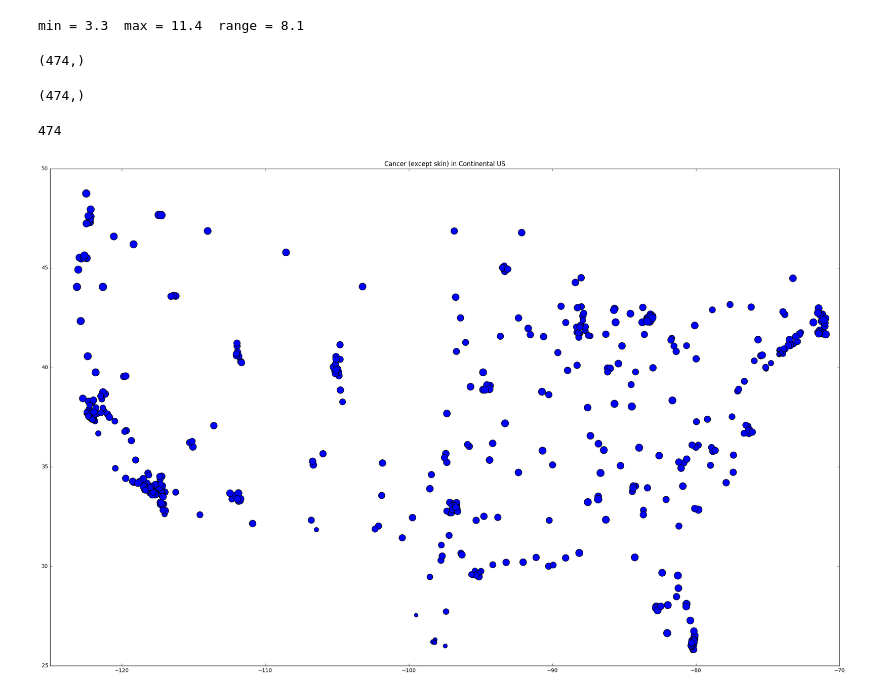
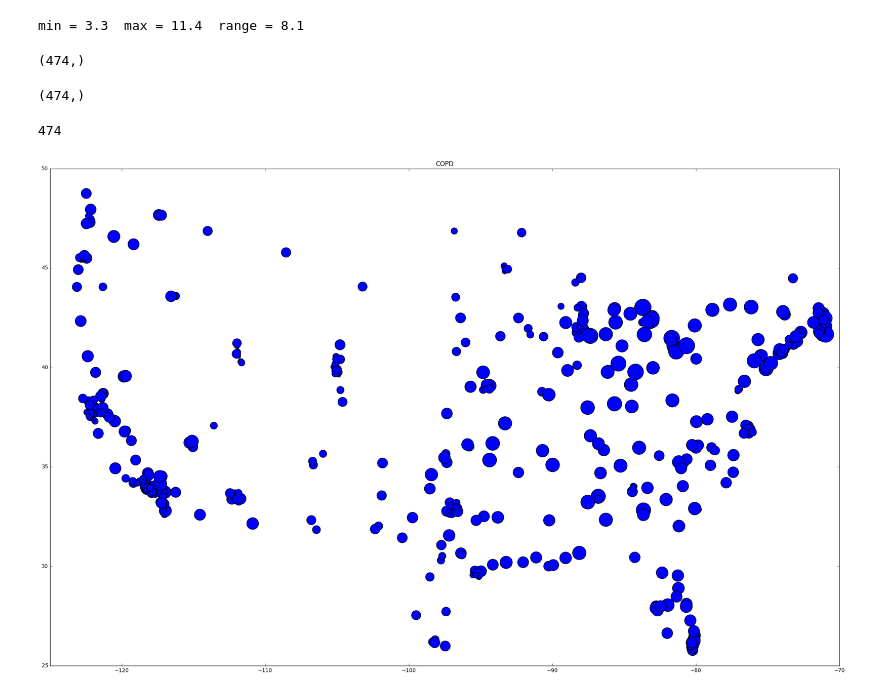
Before and after one commit to RJBeetel3/500_Cities_Project, a Jupyter notebook: 500_Cities_Data_Exploration4.ipynb, the cells around one changed output. Cells and saved outputs as stored; diff of their text form; code cells hidden in the pictures.

Commit message:
Updated plotting for disease prevalence

```diff
--- a/500_Cities_Data_Exploration4.ipynb
+++ b/500_Cities_Data_Exploration4.ipynb
@@ -200,6 +200,3 @@ Index([u'Unnamed: 0', u'Chronic Kidney Disease', u'COPD',
        u'Stroke', u'High Cholesterol', u'Current Asthma', u'Diabetes',
        u'Physical Health', u'High Blood Pressure', u'Coronary Heart Disease'],
       dtype='object')
-# %%
-behaviors_df.set_index('Cities', inplace = True)
-behaviors_df.head()
@@ -213,0 +203,5 @@ behaviors_df.head()
+# %%
+#behaviors_df.set_index('Cities', inplace = True)
+behaviors_df.rename(columns = {'Unnamed: 0': 'Cities'}, inplace = True)
+behaviors_df.set_index(['Cities'], inplace = True)
+behaviors_df.head()
@@ -214,5 +216,7 @@ behaviors_df.head()
 # %%
-outcomes_df.index.names = ['Cities']
+outcomes_df.rename(columns = {'Unnamed: 0': 'Cities'}, inplace = True)
+outcomes_df.set_index(['Cities'], inplace = True)
+#outcomes_df.index.names = ['Cities']
 outcomes_df.head()
 # %% [output]
 |  | Chronic Kidney Disease | COPD | Cancer (except skin) | Arthritis | Mental Health | Teeth Loss | Stroke | ... |
@@ -257,21 +261,25 @@ min = 3.3  max = 11.4  range = 8.1
 # %%
 display(datacorr_df.GeoLong.shape)
 display(datacorr_df.GeoLat.shape)
 display(len(datacorr_df.GeoLat))
 
+
+
 f, ax = plt.subplots(figsize=(55/2,35/2))
-ax.set_title('Cancer (except skin) in Continental US')
+ax.set_title('COPD')
 #plt.title("COPD in Continental US")
 ax.axis([-125.0, -70.0, 25.0, 50.0])
-ax.scatter(datacorr_df.GeoLong, datacorr_df.GeoLat, s = 500*(datacorr_df['Cancer (except skin)']-minCOPD)/rangeCOPD)
+
+COPD_prev = (datacorr_df['COPD'] - minCOPD)/rangeCOPD
+ax.scatter(datacorr_df.GeoLong, datacorr_df.GeoLat, s = 1000*disease_prev)
 #plt.figure(figsize =(20,10))
 #plt.scatter(datacorr_df.GeoLong, datacorr_df.GeoLat, s = 30*(datacorr_df.COPD-minCOPD)/rangeCOPD)
 plt.show()
 # %% [output]
 (474,)
 (474,)
 474
-[figure, old version]
+[figure, new version]
 # %%
 maxCancer = datacorr_df['Cancer (except skin)'].max()
 minCancer = datacorr_df['Cancer (except skin)'].min()
```
Also changed, not shown: parts of 5 cells of this notebook.
